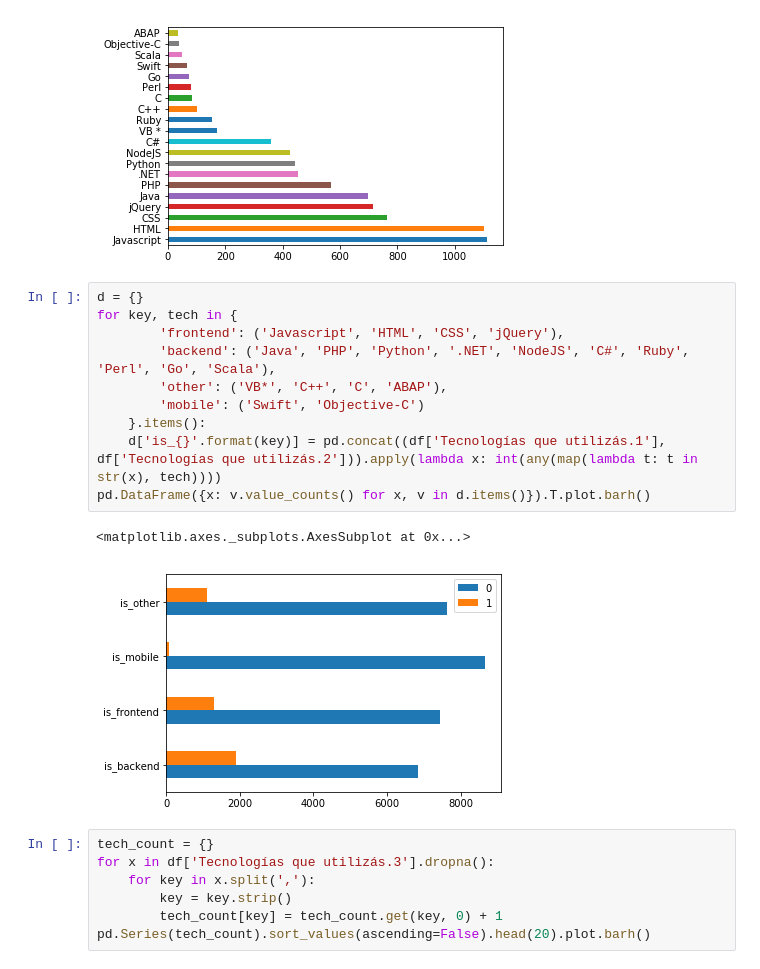
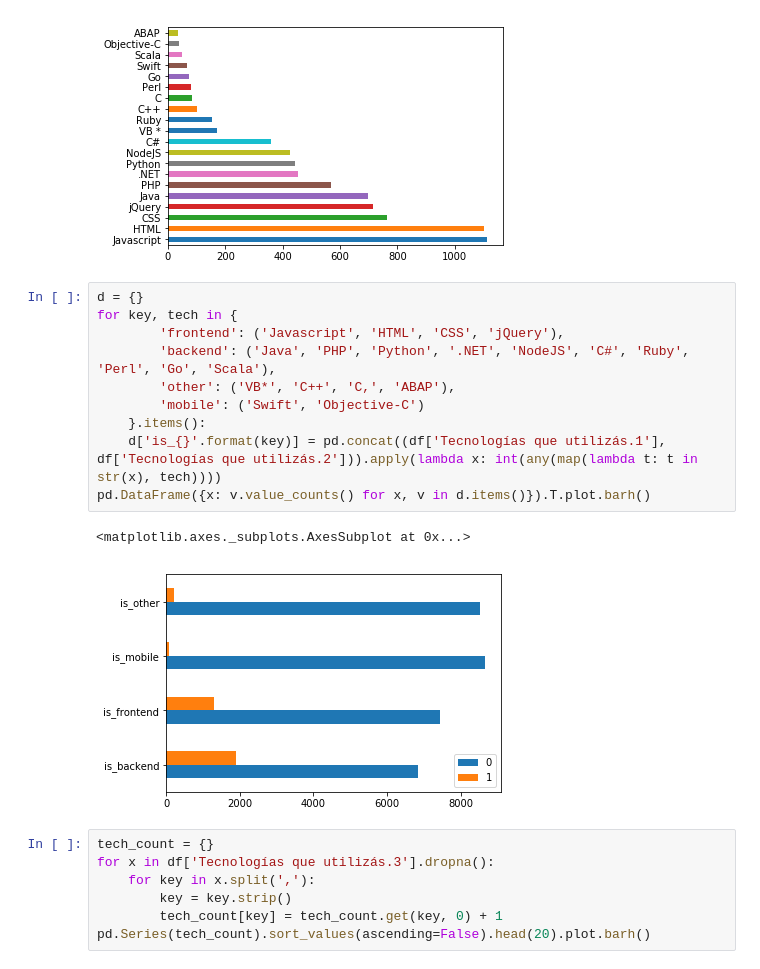
Before and after one commit to seppo0010/sysarmy-sueldos-2019.1, a Jupyter notebook: Sysarmy - Predicción de sueldos.ipynb, the cells around one changed output. Cells and saved outputs as stored; diff of their text form.

```diff
--- a/Sysarmy - Predicción de sueldos.ipynb
+++ b/Sysarmy - Predicción de sueldos.ipynb
@@ -136,16 +136,16 @@ pd.Series(tech_count).sort_values(ascending=False).head(20).plot.barh()
 # %%
 d = {}
 for key, tech in {
         'frontend': ('Javascript', 'HTML', 'CSS', 'jQuery'),
         'backend': ('Java', 'PHP', 'Python', '.NET', 'NodeJS', 'C#', 'Ruby', 'Perl', 'Go', 'Scala'),
-        'other': ('VB*', 'C++', 'C', 'ABAP'),
+        'other': ('VB*', 'C++', 'C,', 'ABAP'),
         'mobile': ('Swift', 'Objective-C')
     }.items():
     d['is_{}'.format(key)] = pd.concat((df['Tecnologías que utilizás.1'], df['Tecnologías que utilizás.2'])).apply(lambda x: int(any(map(lambda t: t in str(x), tech))))
 pd.DataFrame({x: v.value_counts() for x, v in d.items()}).T.plot.barh()
 # %% [output]
 <matplotlib.axes._subplots.AxesSubplot at 0x...>
-[figure, old version]
+[figure, new version]
 # %%
 tech_count = {}
 for x in df['Tecnologías que utilizás.3'].dropna():
```
Also changed, not shown: parts of 13 cells of this notebook.
